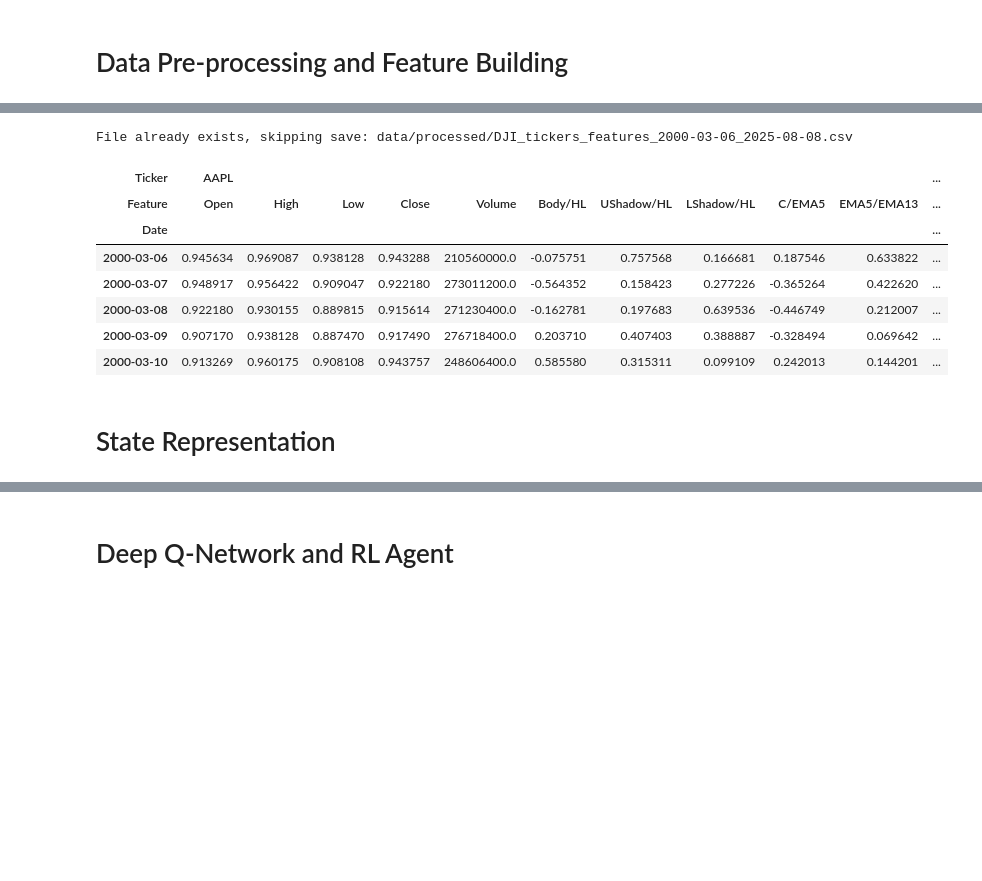
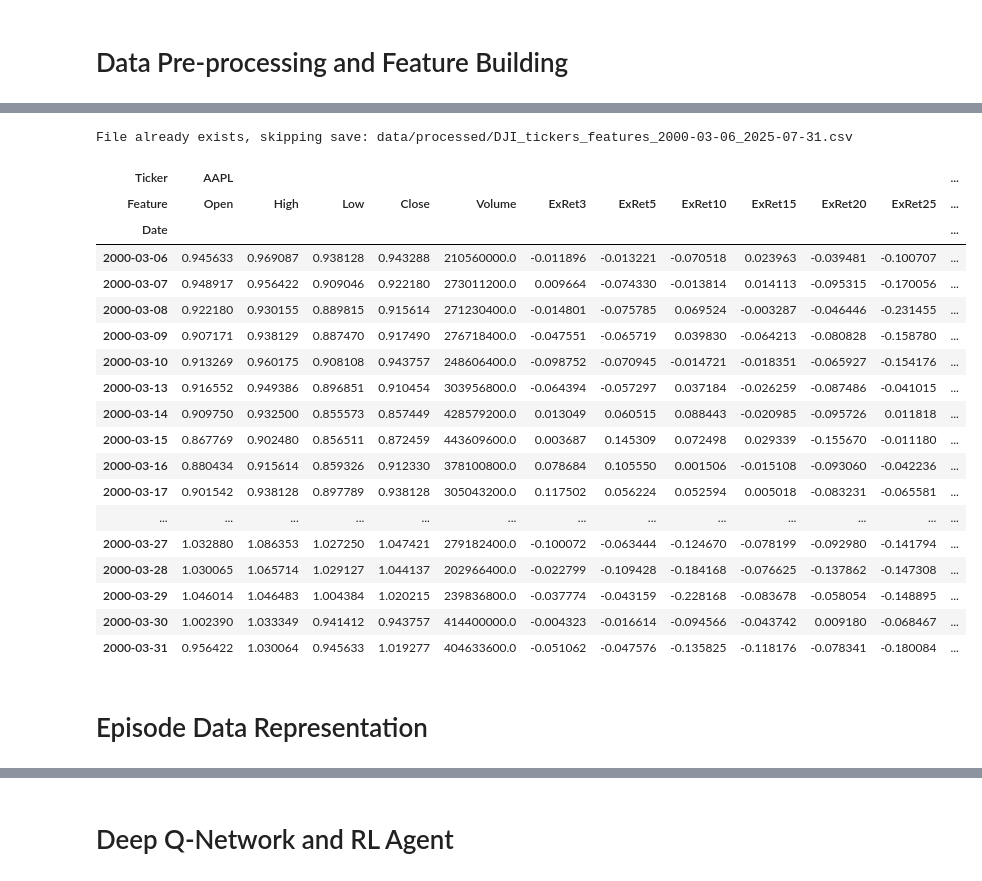
Before and after one commit to shh1v/ReinforceTrader, a Jupyter notebook: ReinforceTrader.ipynb, the cells around one changed output, grey strips where cells are left out. Saved outputs shown, nothing was run; the diff lists cells and outputs as text; code cells hidden in the pictures; blank space fills up the shorter version.

```diff
--- a/ReinforceTrader.ipynb
+++ b/ReinforceTrader.ipynb
@@ -22,11 +22,15 @@ def display_df(df, rows=10):
 # Data Pre-processing and Feature Building
 # %%
 # Get DJI raw data using Yahoo Finance API
-data_loader = RawDataLoader(start_date='1999-08-01', end_date='2025-08-11', index='DJI')
+data_loader = RawDataLoader(start_date='1999-08-01', end_date='2025-09-08', index='DJI', verbose=True)
 
-# Download or load from cache the data
-raw_data = data_loader.get_hist_prices()
+# Download or load the data from cache
+ticker_data, benchmark_data = data_loader.get_hist_prices()
 
-# Inspect the raw DJI close and volume data
-display_df(raw_data)
+# Inspect the raw DJI tickers and the benchmark data
+print('Tickers Data:')
+display_df(ticker_data)
+
+print('Benchmark Data:')
+display_df(benchmark_data)
 # %% [output]
@@ -47,23 +68,53 @@ Loading cached data from data/raw/DJI_tickers_data_1999-08-01_2025-08-11.csv
+# %%
+# TODO: Read the reward params from config as they are used to compute reward function features
+reward_params = {
+    'Hb': [10, 15, 20, 25],
+    'Hs': [3, 5, 10],
+    'cost': 0.0005,
+    "tb": 0.7700477308294275,
+    "ts": 0.09043612300409239,
+    "gamma": 1.0042817578361036,
+    "alpha": 1.4927391153001819,
+    "beta": 0.000980861419493323,
+    "lambda": 1.0534657241256284,
+    "upsilon": 0.19529168890555006,
+    "mu": 0.09874476504473068}
+
+horizons = list(dict.fromkeys(reward_params['Hs'] + reward_params['Hb']))
 # %%
 # Instantiate Feature Builder to Build relevant features for state space
-feature_builder = FeatureBuilder(hist_prices=raw_data)
+feature_builder = FeatureBuilder(ticker_data=ticker_data, benchmark_data=benchmark_data, return_horizons=horizons)
 
 # Build the features
 feature_builder.build_features()
+
+# Store the computed features and the feature index ranges (used later)
 features_data = feature_builder.get_features()
+feature_indices = feature_builder.get_feature_indices()
 
 # Inspect the features
-display_df(features_data, rows=5)
+display_df(features_data, rows=20)
 # %% [output]
-File already exists, skipping save: data/processed/DJI_tickers_features_2000-03-06_2025-08-08.csv
+File already exists, skipping save: data/processed/DJI_tickers_features_2000-03-06_2025-07-31.csv
-| Ticker | AAPL |  |  |  |  |  |  |  |  |  | ... |
-| Feature | Open | High | Low | Close | Volume | Body/HL | UShadow/HL | LShadow/HL | C/EMA5 | EMA5/EMA13 | ... |
-| Date |  |  |  |  |  |  |  |  |  |  | ... |
-| 2000-03-06 | 0.945634 | 0.969087 | 0.938128 | 0.943288 | 210560000.0 | -0.075751 | 0.757568 | 0.166681 | 0.187546 | 0.633822 | ... |
-| 2000-03-07 | 0.948917 | 0.956422 | 0.909047 | 0.922180 | 273011200.0 | -0.564352 | 0.158423 | 0.277226 | -0.365264 | 0.422620 | ... |
-| 2000-03-08 | 0.922180 | 0.930155 | 0.889815 | 0.915614 | 271230400.0 | -0.162781 | 0.197683 | 0.639536 | -0.446749 | 0.212007 | ... |
-| 2000-03-09 | 0.907170 | 0.938128 | 0.887470 | 0.917490 | 276718400.0 | 0.203710 | 0.407403 | 0.388887 | -0.328494 | 0.069642 | ... |
-| 2000-03-10 | 0.913269 | 0.960175 | 0.908108 | 0.943757 | 248606400.0 | 0.585580 | 0.315311 | 0.099109 | 0.242013 | 0.144201 | ... |
+| Ticker | AAPL |  |  |  |  |  |  |  |  |  |  | ... |
+| Feature | Open | High | Low | Close | Volume | ExRet3 | ExRet5 | ExRet10 | ExRet15 | ExRet20 | ExRet25 | ... |
+| Date |  |  |  |  |  |  |  |  |  |  |  | ... |
+| 2000-03-06 | 0.945633 | 0.969087 | 0.938128 | 0.943288 | 210560000.0 | -0.011896 | -0.013221 | -0.070518 | 0.023963 | -0.039481 | -0.100707 | ... |
+| 2000-03-07 | 0.948917 | 0.956422 | 0.909046 | 0.922180 | 273011200.0 | 0.009664 | -0.074330 | -0.013814 | 0.014113 | -0.095315 | -0.170056 | ... |
+| 2000-03-08 | 0.922180 | 0.930155 | 0.889815 | 0.915614 | 271230400.0 | -0.014801 | -0.075785 | 0.069524 | -0.003287 | -0.046446 | -0.231455 | ... |
+| 2000-03-09 | 0.907171 | 0.938129 | 0.887470 | 0.917490 | 276718400.0 | -0.047551 | -0.065719 | 0.039830 | -0.064213 | -0.080828 | -0.158780 | ... |
+| 2000-03-10 | 0.913269 | 0.960175 | 0.908108 | 0.943757 | 248606400.0 | -0.098752 | -0.070945 | -0.014721 | -0.018351 | -0.065927 | -0.154176 | ... |
+| 2000-03-13 | 0.916552 | 0.949386 | 0.896851 | 0.910454 | 303956800.0 | -0.064394 | -0.057297 | 0.037184 | -0.026259 | -0.087486 | -0.041015 | ... |
+| 2000-03-14 | 0.909750 | 0.932500 | 0.855573 | 0.857449 | 428579200.0 | 0.013049 | 0.060515 | 0.088443 | -0.020985 | -0.095726 | 0.011818 | ... |
+| 2000-03-15 | 0.867769 | 0.902480 | 0.856511 | 0.872459 | 443609600.0 | 0.003687 | 0.145309 | 0.072498 | 0.029339 | -0.155670 | -0.011180 | ... |
+| 2000-03-16 | 0.880434 | 0.915614 | 0.859326 | 0.912330 | 378100800.0 | 0.078684 | 0.105550 | 0.001506 | -0.015108 | -0.093060 | -0.042236 | ... |
+| 2000-03-17 | 0.901542 | 0.938128 | 0.897789 | 0.938128 | 305043200.0 | 0.117502 | 0.056224 | 0.052594 | 0.005018 | -0.083231 | -0.065581 | ... |
+| ... | ... | ... | ... | ... | ... | ... | ... | ... | ... | ... | ... | ... |
+| 2000-03-27 | 1.032880 | 1.086353 | 1.027250 | 1.047421 | 279182400.0 | -0.100072 | -0.063444 | -0.124670 | -0.078199 | -0.092980 | -0.141794 | ... |
+| 2000-03-28 | 1.030065 | 1.065714 | 1.029127 | 1.044137 | 202966400.0 | -0.022799 | -0.109428 | -0.184168 | -0.076625 | -0.137862 | -0.147308 | ... |
+| 2000-03-29 | 1.046014 | 1.046483 | 1.004384 | 1.020215 | 239836800.0 | -0.037774 | -0.043159 | -0.228168 | -0.083678 | -0.058054 | -0.148895 | ... |
+| 2000-03-30 | 1.002390 | 1.033349 | 0.941412 | 0.943757 | 414400000.0 | -0.004323 | -0.016614 | -0.094566 | -0.043742 | 0.009180 | -0.068467 | ... |
+| 2000-03-31 | 0.956422 | 1.030064 | 0.945633 | 1.019277 | 404633600.0 | -0.051062 | -0.047576 | -0.135825 | -0.118176 | -0.078341 | -0.180084 | ... |
 # %% [markdown]
-# State Representation
+# Episode Data Representation
 # %%
```
Also changed, not shown: parts of 16 cells of this notebook, 17 other files.
